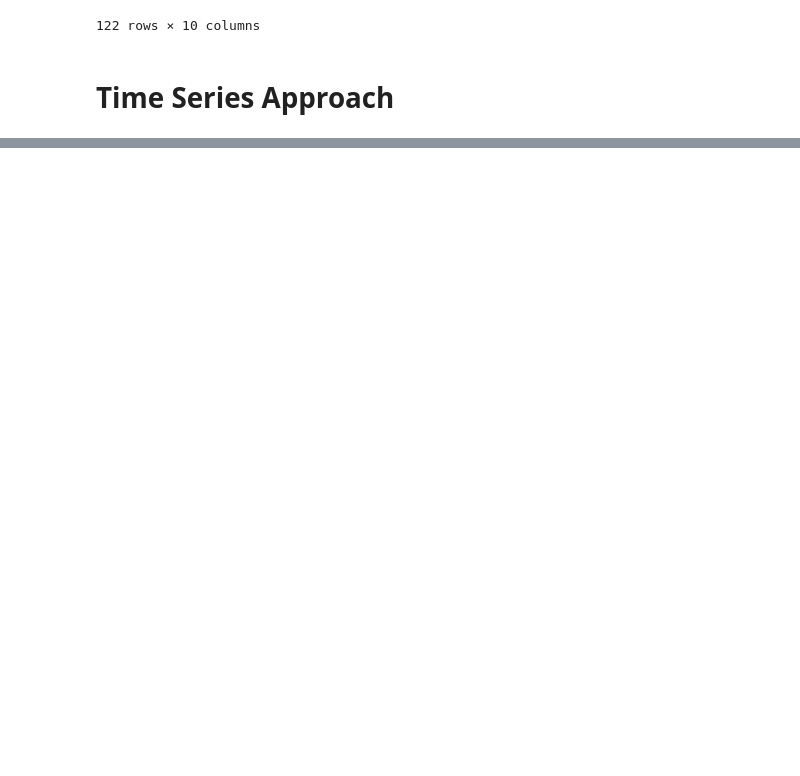
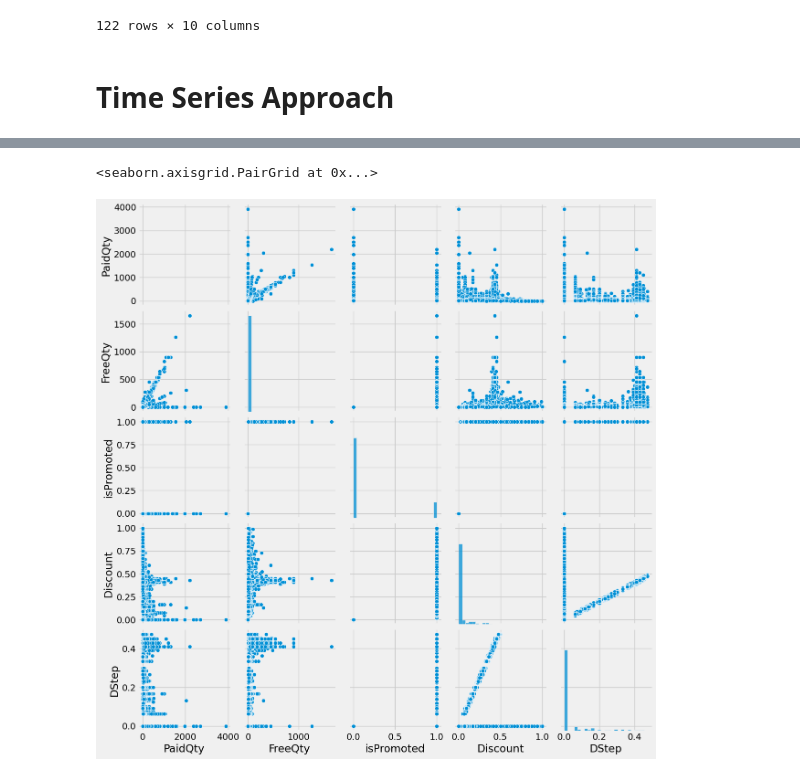
Before and after one commit to ayigitdogan/PharmaProject, a Jupyter notebook: model.ipynb, the cells around one changed output, grey strips where cells are left out. Saved outputs shown, nothing was run; the diff lists cells and outputs as text; code cells hidden in the pictures; blank space fills up the shorter version.

```diff
--- a/model.ipynb
+++ b/model.ipynb
@@ -256,3 +256,5 @@ test
 122 rows × 10 columns
 # %% [markdown]
 # Time Series Approach
+# %%
+df = pd.read_parquet("Sales_Data_v2.parquet")
@@ -258,0 +281,8 @@ test
+# %%
+df = df[["Date", "PaidQty", "FreeQty", "isPromoted", "Discount", "DStep"]]
+# Discount: Kullanılan oran, DStep: Geçerli olan teklifin oranı
+# %%
+sns.pairplot(df)
+# %% [output]
+<seaborn.axisgrid.PairGrid at 0x...>
+[figure, added]
```
Also changed, not shown: parts of 14 cells of this notebook, 2 other files.
